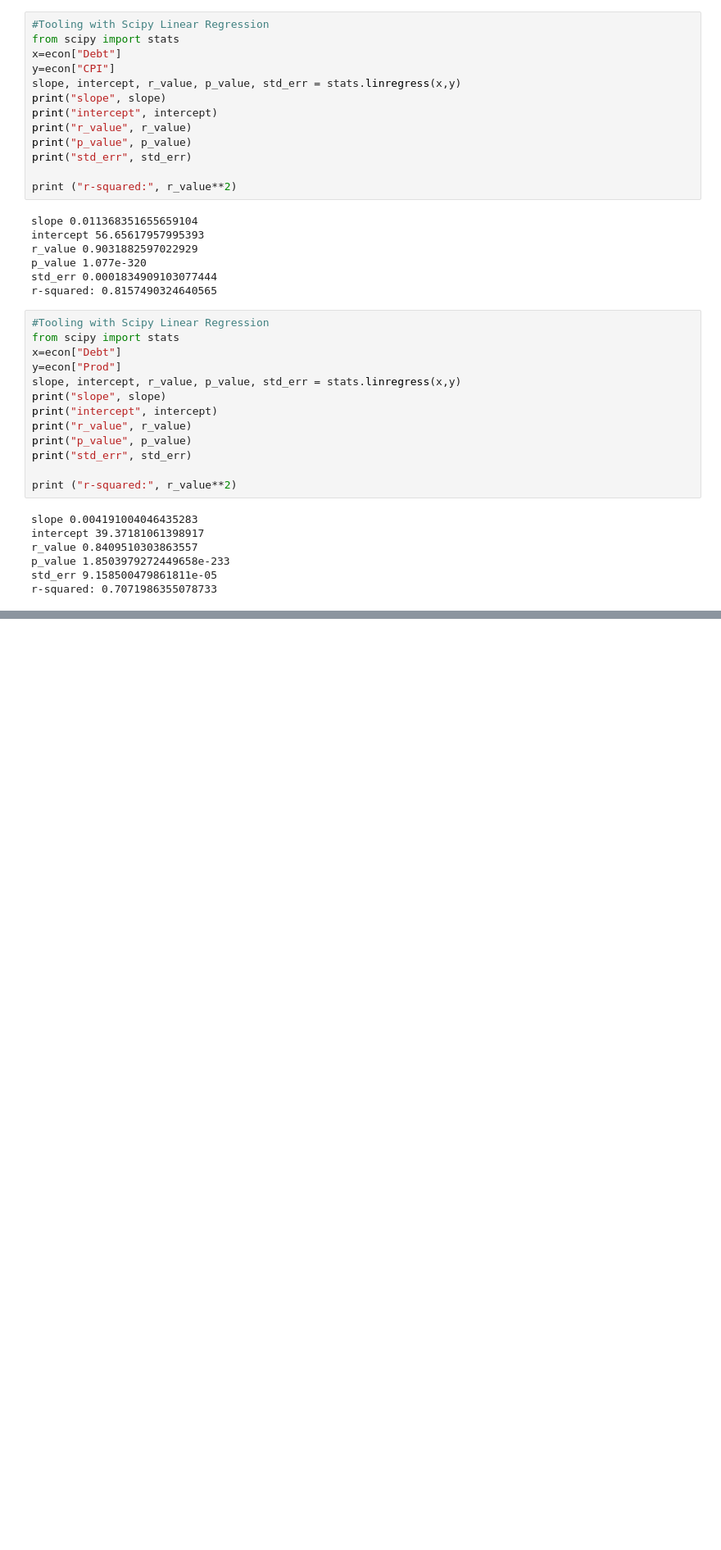
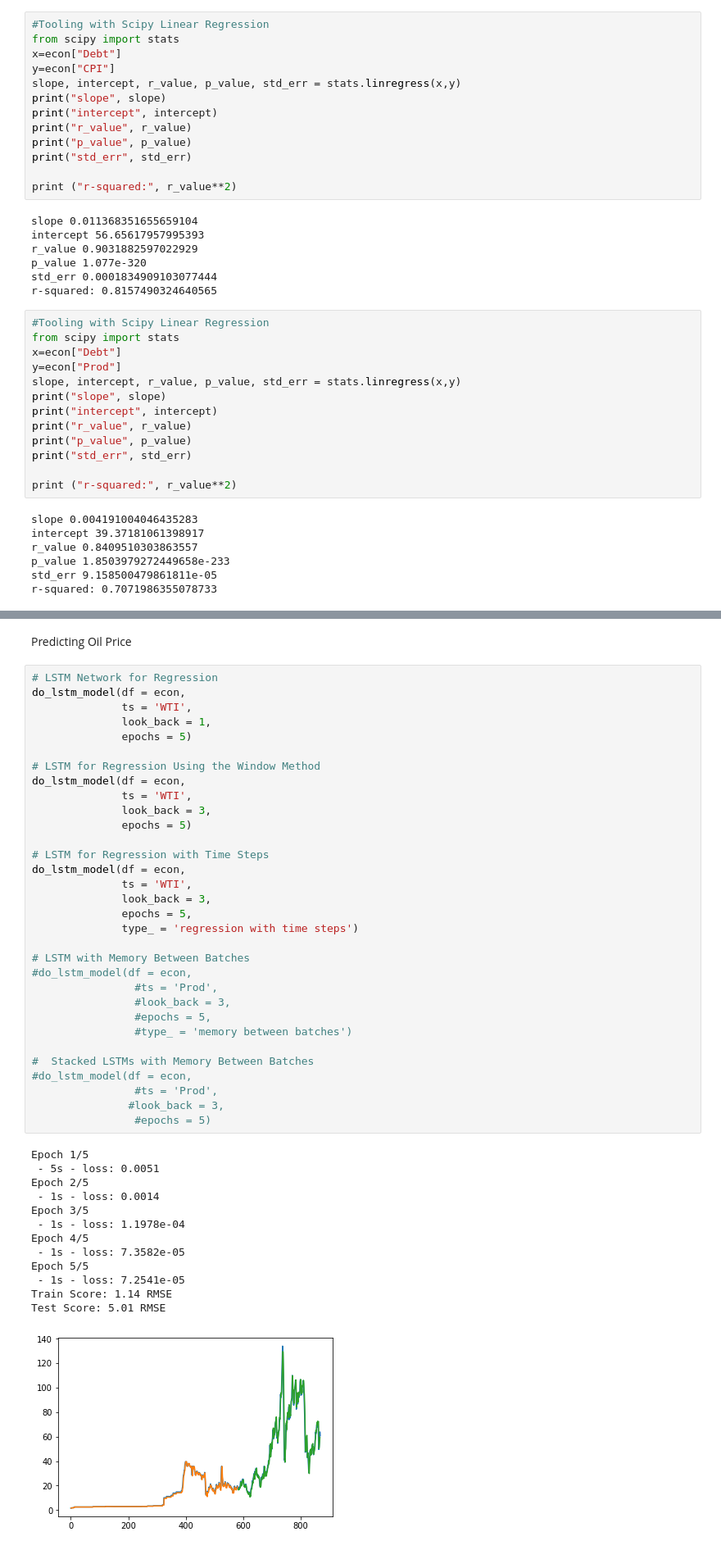
Before and after one commit to YMandCL/Industrial-Production-Exploratory, a Jupyter notebook: Industrial Production Exploratory.ipynb, the cells around one changed output, grey strips where cells are left out. Shown at 82% size. Drawn from its saved outputs; the diff is of its cells as text; blank space fills up the shorter version.

```diff
--- a/Industrial Production Exploratory.ipynb
+++ b/Industrial Production Exploratory.ipynb
@@ -673,0 +967,48 @@ r-squared: 0.7071986355078733
+# %% [markdown]
+Predicting Oil Price
+# %%
+# LSTM Network for Regression
+do_lstm_model(df = econ,
+              ts = 'WTI',
+              look_back = 1,
+              epochs = 5)
+
+# LSTM for Regression Using the Window Method
+do_lstm_model(df = econ,
+              ts = 'WTI',
+              look_back = 3,
+              epochs = 5)
+
+# LSTM for Regression with Time Steps
+do_lstm_model(df = econ,
+              ts = 'WTI',
+              look_back = 3,
+              epochs = 5,
+              type_ = 'regression with time steps')
+
+# LSTM with Memory Between Batches
+#do_lstm_model(df = econ,
+                #ts = 'Prod',
+                #look_back = 3,
+                #epochs = 5,
+                #type_ = 'memory between batches')
+
+#  Stacked LSTMs with Memory Between Batches
+#do_lstm_model(df = econ,
+                #ts = 'Prod',
+               #look_back = 3,
+                #epochs = 5)
+# %% [output]
+Epoch 1/5
+ - 5s - loss: 0.0051
+Epoch 2/5
+ - 1s - loss: 0.0014
+Epoch 3/5
+ - 1s - loss: 1.1978e-04
+Epoch 4/5
+ - 1s - loss: 7.3582e-05
+Epoch 5/5
+ - 1s - loss: 7.2541e-05
+Train Score: 1.14 RMSE
+Test Score: 5.01 RMSE
+[figure, added]
```
Also changed, not shown: parts of 43 cells of this notebook.
